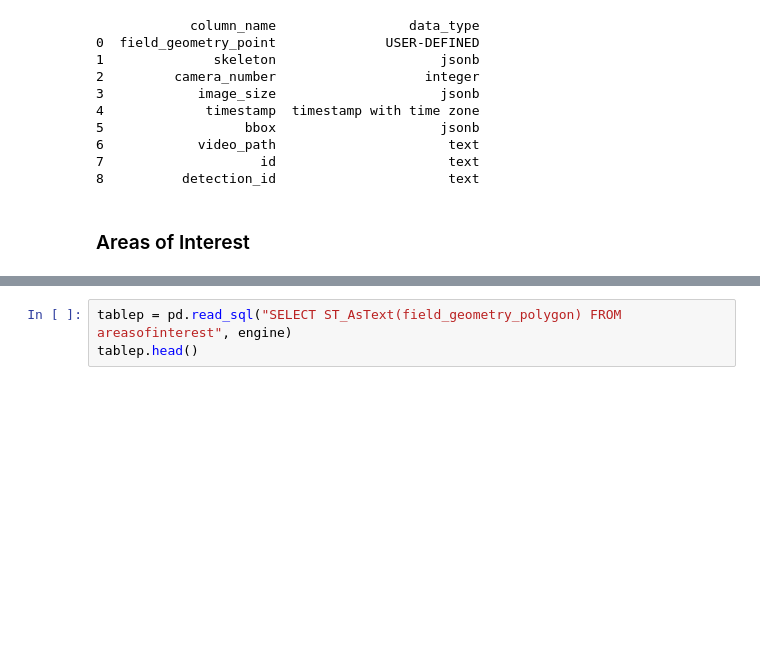
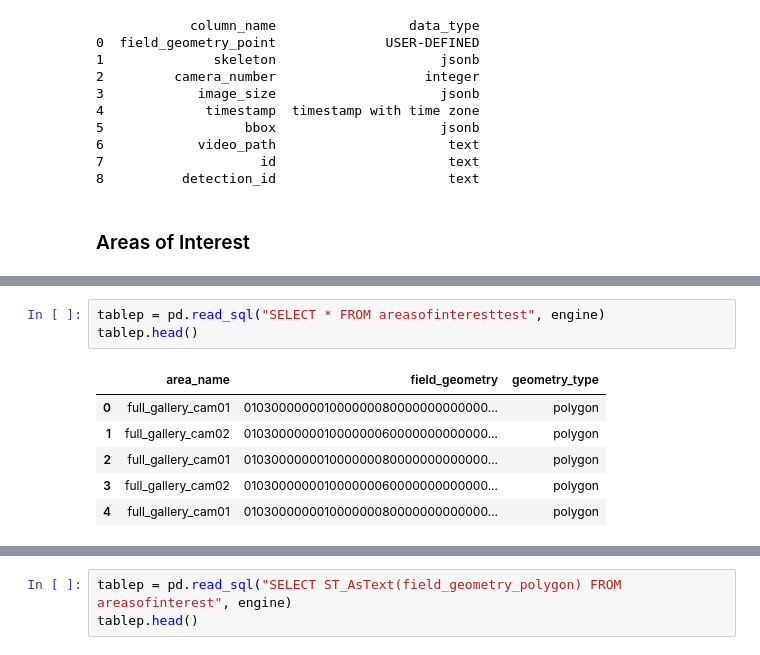
Before and after one commit to CentroFuturoCiudades/pinos-analytics-cv, a Jupyter notebook: src/test_broker.ipynb, the cells around one changed output, grey strips where cells are left out. Drawn from its saved outputs; the diff is of its cells as text; blank space fills up the shorter version.

```diff
--- a/src/test_broker.ipynb
+++ b/src/test_broker.ipynb
@@ -474,0 +521,10 @@ tablep.head()
+# %%
+tablep = pd.read_sql("SELECT * FROM areasofinteresttest", engine)
+tablep.head()
+# %% [output]
+|  | area_name | field_geometry | geometry_type |
+| 0 | full_gallery_cam01 | 010300000001000000080000000000000... | polygon |
+| 1 | full_gallery_cam02 | 010300000001000000060000000000000... | polygon |
+| 2 | full_gallery_cam01 | 010300000001000000080000000000000... | polygon |
+| 3 | full_gallery_cam02 | 010300000001000000060000000000000... | polygon |
+| 4 | full_gallery_cam01 | 010300000001000000080000000000000... | polygon |
```
Also changed, not shown: parts of 9 cells of this notebook, 2 other files.
